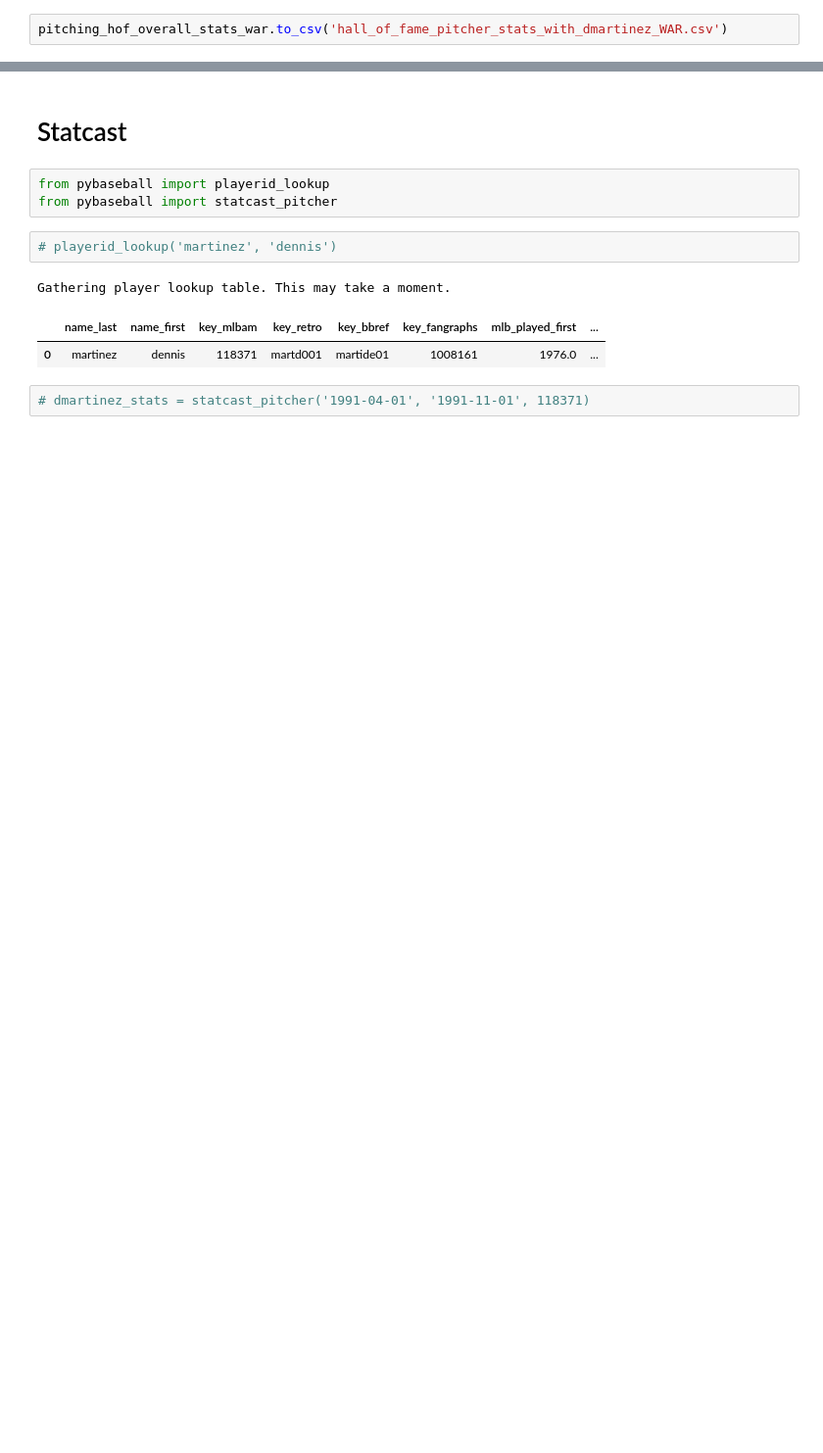
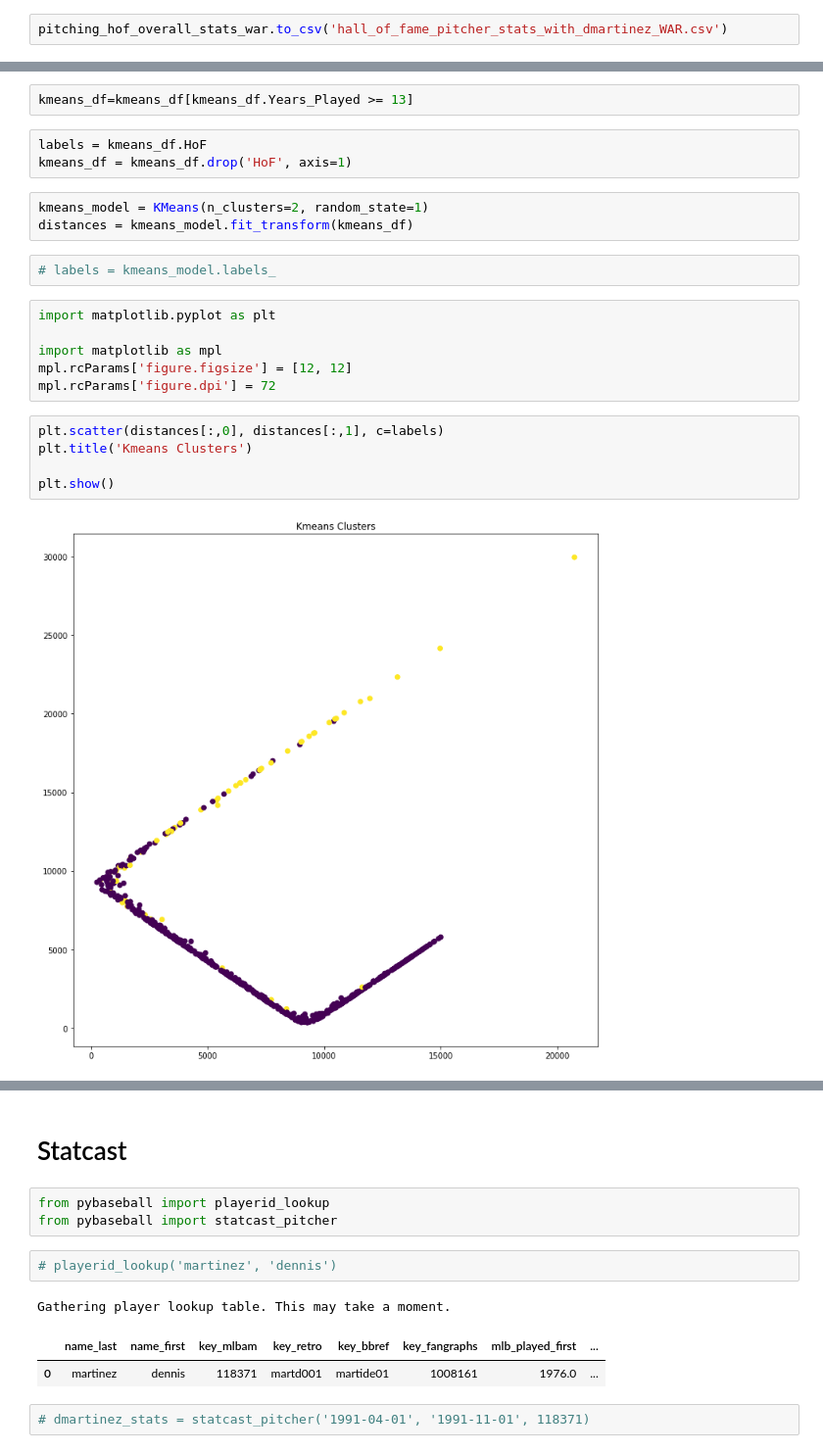
Before and after one commit to rjmartinez23/hof_baseball_analysis, a Jupyter notebook: notebooks/hof_analysis_2022.ipynb, the cells around one changed output, grey strips where cells are left out. Shown at 98% size. Saved outputs shown, nothing was run; the diff lists cells and outputs as text; blank space fills up the shorter version.

Commit message:
clustering work

```diff
--- a/notebooks/hof_analysis_2022.ipynb
+++ b/notebooks/hof_analysis_2022.ipynb
@@ -438,0 +540,23 @@ pitching_hof_overall_stats_war
+# %%
+kmeans_df=kmeans_df[kmeans_df.Years_Played >= 13]
+# %%
+labels = kmeans_df.HoF
+kmeans_df = kmeans_df.drop('HoF', axis=1)
+# %%
+kmeans_model = KMeans(n_clusters=2, random_state=1)
+distances = kmeans_model.fit_transform(kmeans_df)
+# %%
+# labels = kmeans_model.labels_
+# %%
+import matplotlib.pyplot as plt
+
+import matplotlib as mpl
+mpl.rcParams['figure.figsize'] = [12, 12]
+mpl.rcParams['figure.dpi'] = 72
+# %%
+plt.scatter(distances[:,0], distances[:,1], c=labels)
+plt.title('Kmeans Clusters')
+
+plt.show()
+# %% [output]
+[figure, added]
```
Also changed, not shown: parts of 51 cells of this notebook, 2 other files.
